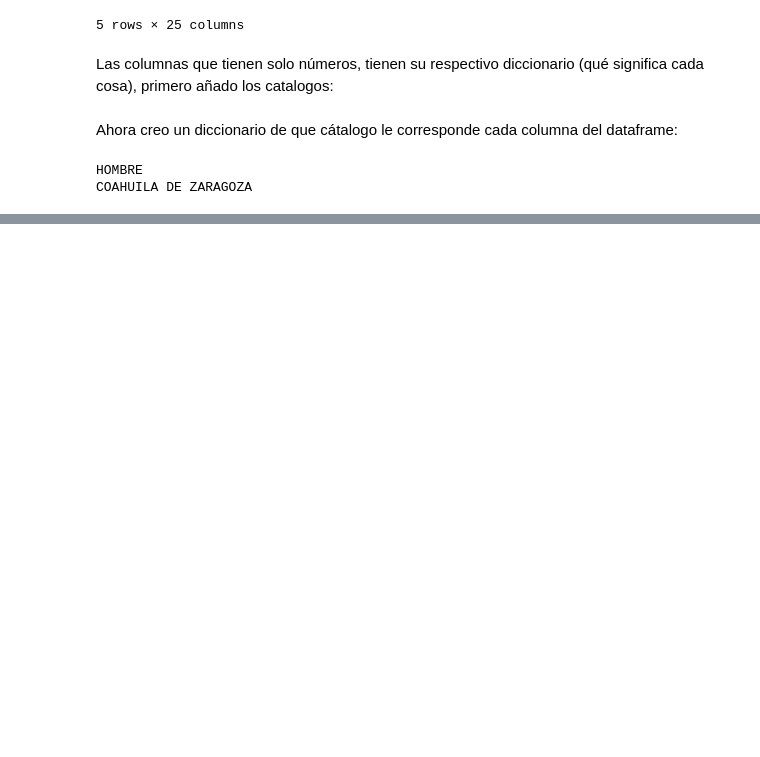
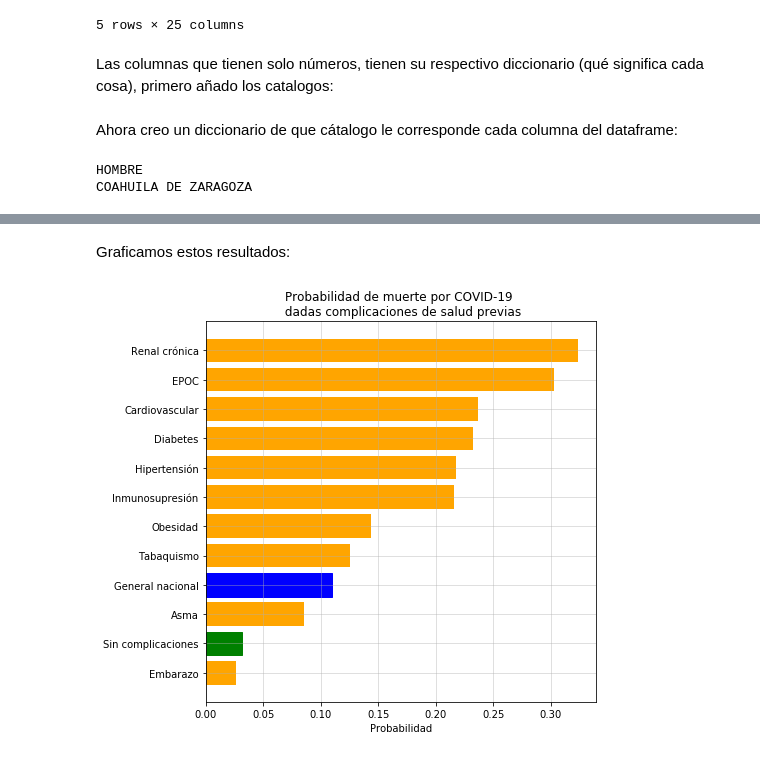
Before and after one commit to GabrielMissael/Covid_probabilidad, a Jupyter notebook: analiss.ipynb, the cells around one changed output, grey strips where cells are left out. Cells and saved outputs as stored; diff of their text form; code cells hidden in the pictures; blank space fills up the shorter version.

Commit message:
añado analisis de enfermedades previas

```diff
--- a/analiss.ipynb
+++ b/analiss.ipynb
@@ -139,0 +158,7 @@ COAHUILA DE ZARAGOZA
+# %%
+#Obtenemos la probabilidad general de muertes
+enfermos_totales = len(enfermos)
+muertos_totales = len(enfermos[enfermos['FECHA_DEF'] != '9999-99-99'])
+
+p_general = muertos_totales/enfermos_totales
+print(p_general)
@@ -139,0 +167,14 @@ COAHUILA DE ZARAGOZA
+# %%
+#Obtenemos la probabilidad de muerte de una persona sin complicaciones de salud
+complicaciones = enfermos.columns[12:22]   #Los nombres de las complicaciones
+
+sin_comp = datos[datos['RESULTADO'] == 1]  #Filtro solo confirmados ccon COVID
+
+for i, complicacion in enumerate(complicaciones):
+    sin_comp = sin_comp[sin_comp[complicacion] == 2] #Filtro todas las enfermedades
+
+n_sin_comp = len(sin_comp)
+muertos_sin_comp = len(sin_comp[sin_comp['FECHA_DEF'] != '9999-99-99'])
+
+p_sano = muertos_sin_comp/n_sin_comp
+print(p_sano)
@@ -139,0 +222,28 @@ COAHUILA DE ZARAGOZA
+# %% [markdown]
+Graficamos estos resultados:
+# %%
+ordenados = p_muerte_comp.sort_values(by='Probabilidad') #Ordenamos de acuerdo a la probabilidad
+
+index = ordenados['Complicación']
+labels = ['Renal crónica', 'EPOC', 'Cardiovascular', 'Diabetes',
+          'Hipertensión', 'Inmunosupresión', 'Obesidad', 'Tabaquismo',
+          'General nacional', 'Asma', 'Sin complicaciones', 'Embarazo']
+y = ordenados['Probabilidad']
+x = [i for i in range(len(index))]
+
+fig, ax = plt.subplots(figsize = (7,7))
+
+grafica = ax.barh(x, y, color = 'orange')
+
+grafica[1].set_color('g')
+grafica[3].set_color('b')
+
+ax.grid(alpha = 0.5)
+ax.set_title('Probabilidad de muerte por COVID-19 \n dadas complicaciones de salud previas')
+plt.yticks([11, 10, 9, 8,7,6,5,4,3,2,1,0])
+ax.set_yticklabels(labels)
+ax.set_xlabel('Probabilidad')
+
+plt.show()
+# %% [output]
+[figure, added]
```
Also changed, not shown: parts of 8 cells of this notebook.
